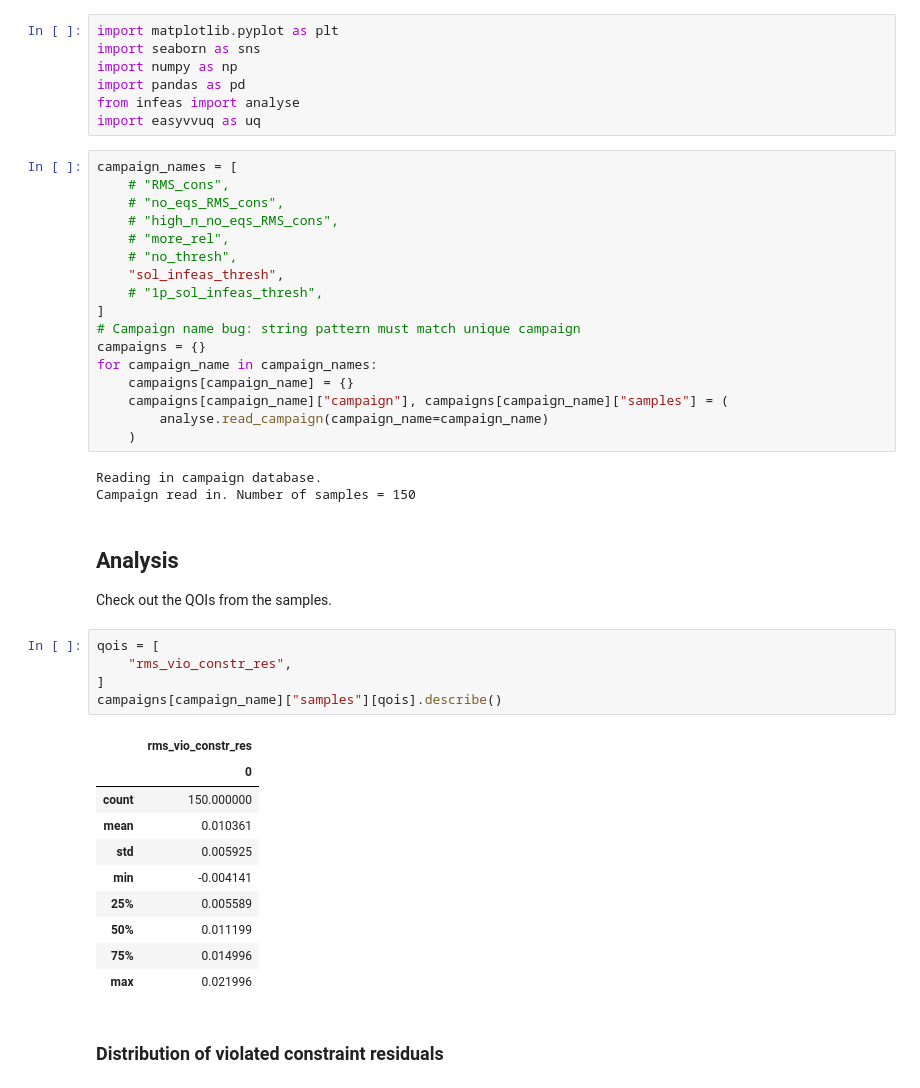
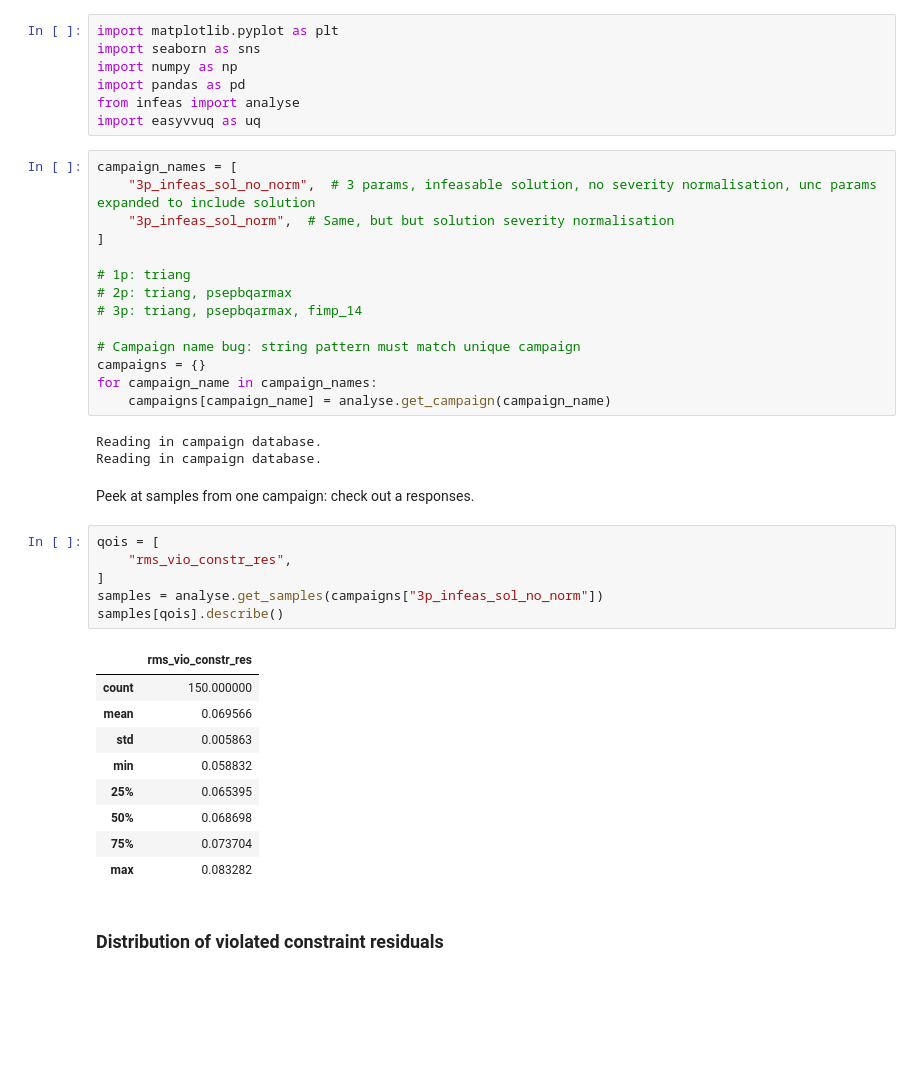
Before and after one commit to jonmaddock/easyVVUQ-process, a Jupyter notebook: ra/metrics/ra_analysis.ipynb, the cells around one changed output. Drawn from its saved outputs; the diff is of its cells as text; blank space fills up the shorter version.

```diff
--- a/ra/metrics/ra_analysis.ipynb
+++ b/ra/metrics/ra_analysis.ipynb
@@ -9,45 +9,40 @@ import numpy as np
 import pandas as pd
 from infeas import analyse
 import easyvvuq as uq
-# %%
-campaign_names = [
-    # "RMS_cons",
-    # "no_eqs_RMS_cons",
-    # "high_n_no_eqs_RMS_cons",
-    # "more_rel",
-    # "no_thresh",
-    "sol_infeas_thresh",
-    # "1p_sol_infeas_thresh",
-]
-# Campaign name bug: string pattern must match unique campaign
-campaigns = {}
-for campaign_name in campaign_names:
-    campaigns[campaign_name] = {}
-    campaigns[campaign_name]["campaign"], campaigns[campaign_name]["samples"] = (
-        analyse.read_campaign(campaign_name=campaign_name)
-    )
-# %% [output]
-Reading in campaign database.
-Campaign read in. Number of samples = 150
-# %% [markdown]
-## Analysis
-
-Check out the QOIs from the samples.
+# %%
+campaign_names = [
+    "3p_infeas_sol_no_norm",  # 3 params, infeasable solution, no severity normalisation, unc params expanded to include solution
+    "3p_infeas_sol_norm",  # Same, but but solution severity normalisation
+]
+
+# 1p: triang
+# 2p: triang, psepbqarmax
+# 3p: triang, psepbqarmax, fimp_14
+
+# Campaign name bug: string pattern must match unique campaign
+campaigns = {}
+for campaign_name in campaign_names:
+    campaigns[campaign_name] = analyse.get_campaign(campaign_name)
+# %% [output]
+Reading in campaign database.
+Reading in campaign database.
+# %% [markdown]
+Peek at samples from one campaign: check out a responses.
 # %%
 qois = [
     "rms_vio_constr_res",
 ]
-campaigns[campaign_name]["samples"][qois].describe()
+samples = analyse.get_samples(campaigns["3p_infeas_sol_no_norm"])
+samples[qois].describe()
 # %% [output]
 |  | rms_vio_constr_res |
-|  | 0 |
 | count | 150.000000 |
-| mean | 0.010361 |
-| std | 0.005925 |
-| min | -0.004141 |
-| 25% | 0.005589 |
-| 50% | 0.011199 |
-| 75% | 0.014996 |
-| max | 0.021996 |
+| mean | 0.069566 |
+| std | 0.005863 |
+| min | 0.058832 |
+| 25% | 0.065395 |
+| 50% | 0.068698 |
+| 75% | 0.073704 |
+| max | 0.083282 |
 # %% [markdown]
 ### Distribution of violated constraint residuals
```
Also changed, not shown: parts of 6 cells of this notebook, 1 other file.
